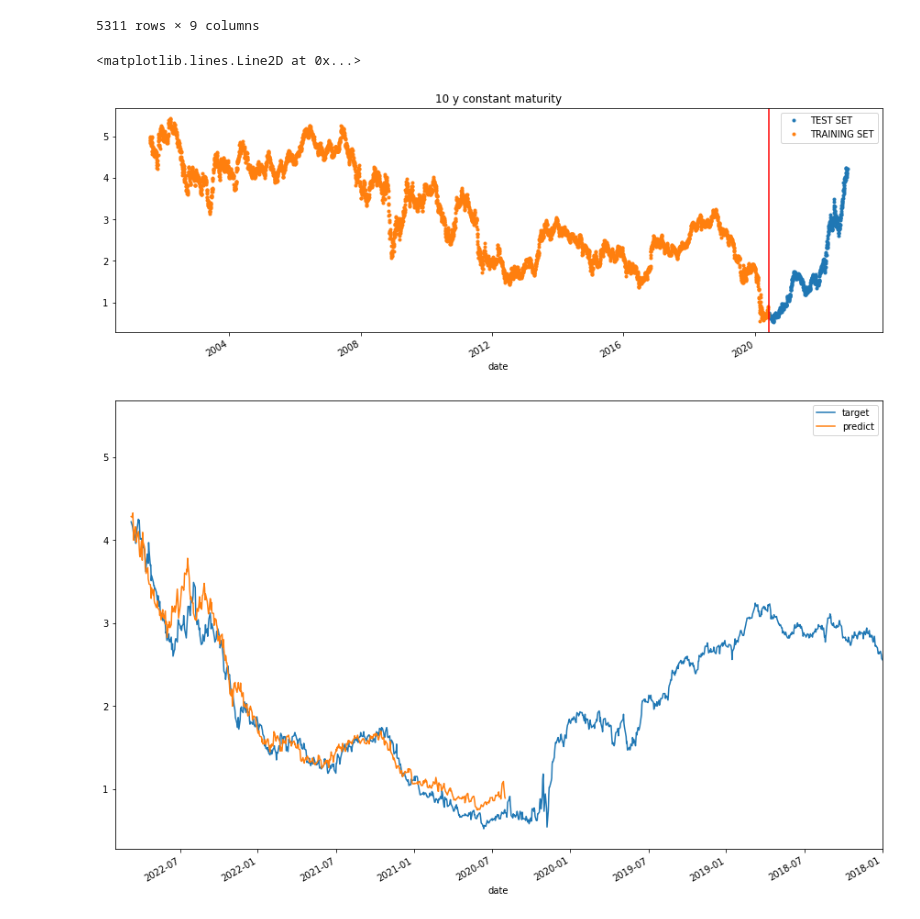
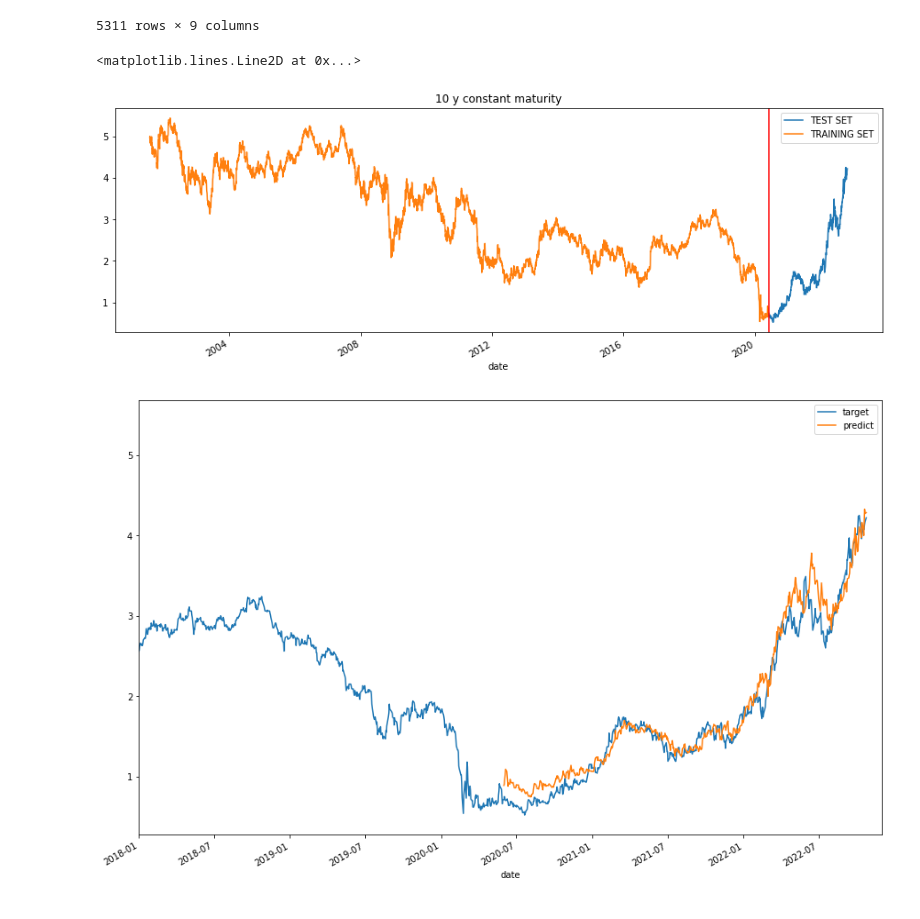
Before and after one commit to westonplatter/finx-data-fred-rates, a Jupyter notebook: model_optuna.ipynb, the cells around one changed output. Saved outputs shown, nothing was run; the diff lists cells and outputs as text; code cells hidden in the pictures.

Commit message:
fix graphs

```diff
--- a/model_optuna.ipynb
+++ b/model_optuna.ipynb
@@ -174,10 +174,10 @@ xplot = (
     result['test'][['target']]
     .rename(columns={'target': 'TEST SET'})
     .join(result['train'][['target']].rename(columns={'target': 'TRAINING SET'}), how='outer')
-    .plot(figsize=(15,5), title='10 y constant maturity', style='.')
+    .plot(figsize=(15,5), title='10 y constant maturity')
 )
 
 plt.axvline(SPLIT_DATE_STR, color='red')
 # %% [output]
 <matplotlib.lines.Line2D at 0x...>
-[figure, old version]
+[figure, new version]
@@ -186,6 +184,9 @@ plt.axvline(SPLIT_DATE_STR, color='red')
 # %%
-data_all = pd.concat([result['test'], result['train']], sort=False)
+data_all = pd.concat([result['test'], result['train']])
 ax = data_all[['target','predict']].plot(figsize=(15, 10))
-ax.set_xbound(lower='2018-1-1', upper='12-01-2022')
+
+# look at smaller portion of range
+ax.set_xbound(upper='2018-1-1', lower='12-01-2022')
+ax.invert_xaxis()
 # %% [output]
-[figure, old version]
+[figure, new version]
```
Also changed, not shown: parts of 2 cells of this notebook.
